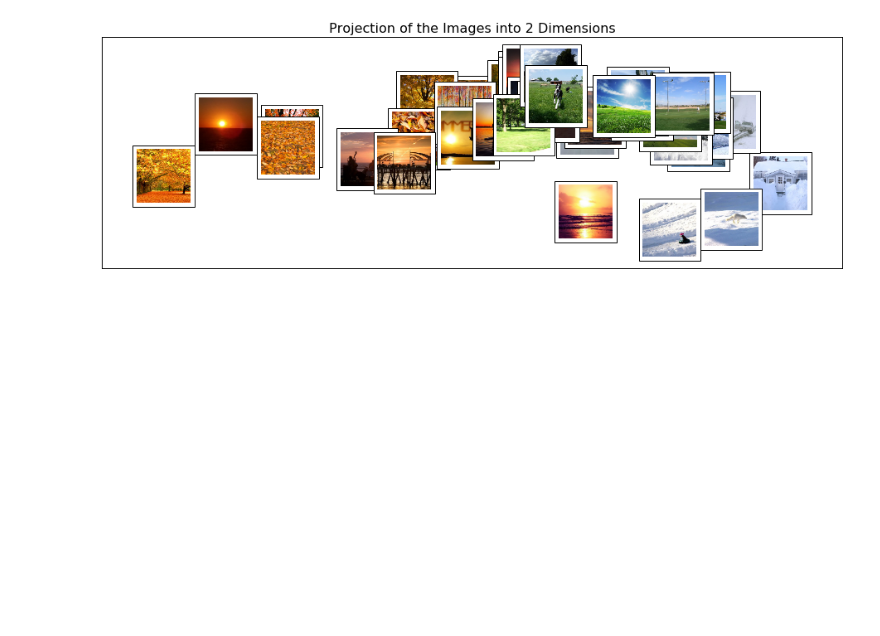
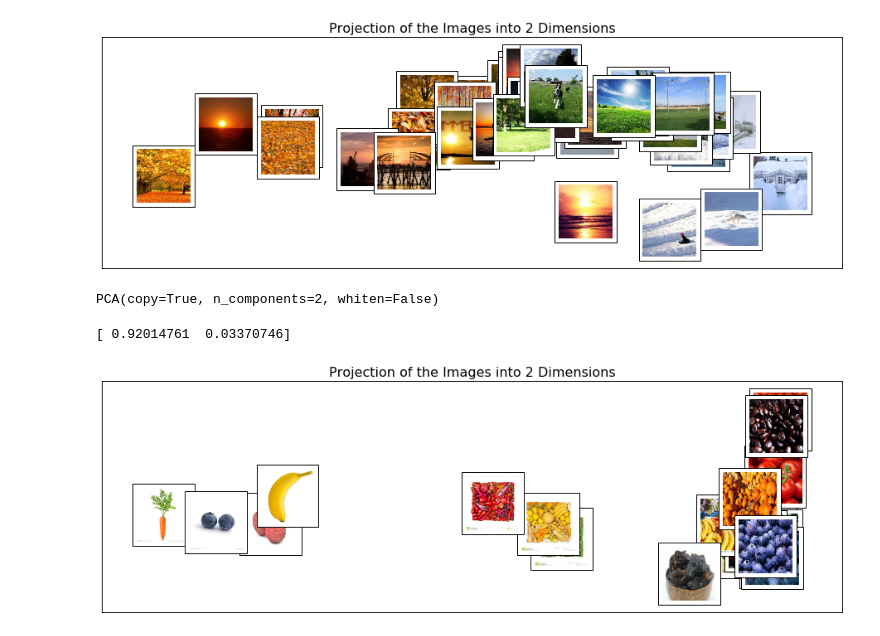
Before and after one commit to CherylRuo/CCIS_CS6220, a Jupyter notebook: assignment3/assignment3.ipynb, the cells around one changed output. Drawn from its saved outputs; the diff is of its cells as text; code cells hidden in the pictures; blank space fills up the shorter version.

```diff
--- a/assignment3/assignment3.ipynb
+++ b/assignment3/assignment3.ipynb
@@ -122,0 +128,18 @@ plot_image_space(images, newX, title="Projection of the Images into 2 Dimensions
+# %%
+X1 = pd.DataFrame([im.histogram() for im in images1])
+# %%
+pca = PCA(n_components=2)
+# %%
+pca.fit(X1)
+# %% [output]
+PCA(copy=True, n_components=2, whiten=False)
+# %%
+print(pca.explained_variance_ratio_)
+# %% [output]
+[ 0.92014761  0.03370746]
+# %%
+newX1 = pca.transform(X1)
+# %%
+plot_image_space(images1, newX1, title="Projection of the Images into 2 Dimensions")
+# %% [output]
+[figure, added]
```
Also changed, not shown: parts of 9 cells of this notebook, 1 other file.
